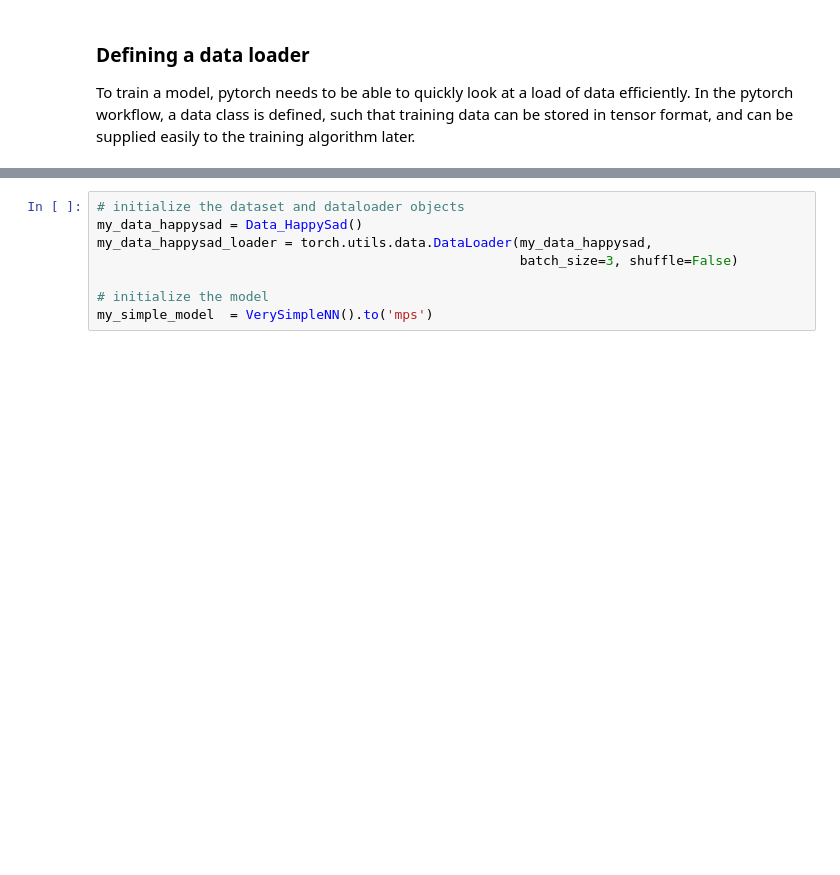
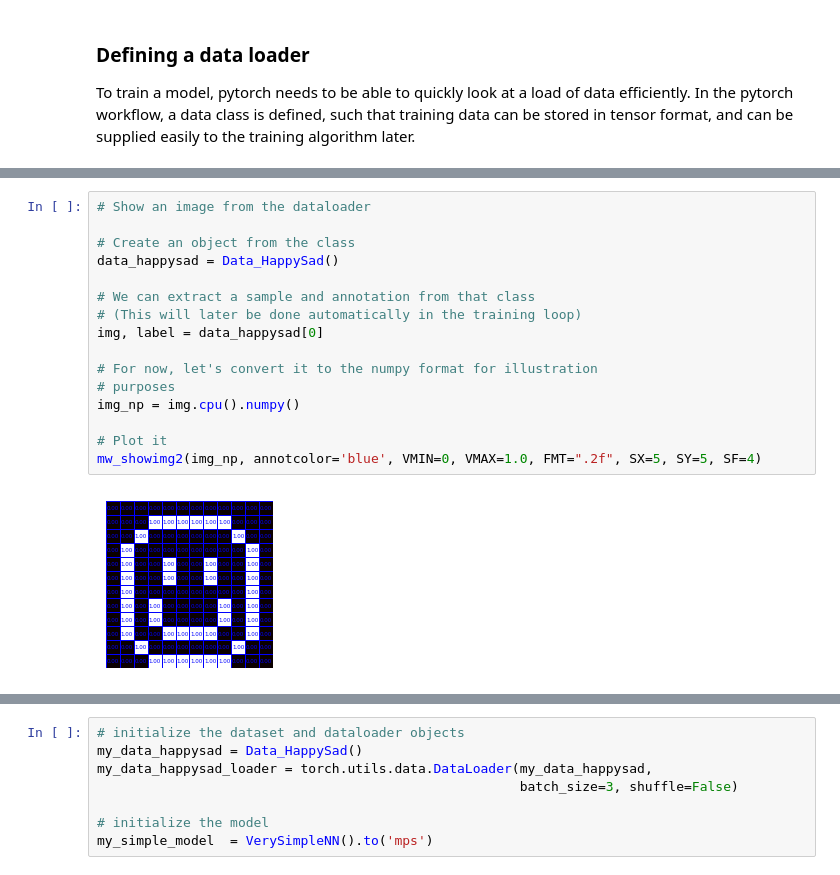
Before and after one commit to Jintram/Workshop_Py_image-analysis_2025, a Jupyter notebook: Bioimage-analysis_05_MachineLearning-basics.ipynb, the cells around one changed output, grey strips where cells are left out. Drawn from its saved outputs; the diff is of its cells as text; blank space fills up the shorter version.

```diff
--- a/Bioimage-analysis_05_MachineLearning-basics.ipynb
+++ b/Bioimage-analysis_05_MachineLearning-basics.ipynb
@@ -255,2 +261,20 @@ class Data_HappySad(Dataset):
 
         return self.data[idx].to(self.targetdevice), self.label[idx].to(self.targetdevice)
+# %%
+# Show an image from the dataloader
+
+# Create an object from the class
+data_happysad = Data_HappySad()
+
+# We can extract a sample and annotation from that class
+# (This will later be done automatically in the training loop)
+img, label = data_happysad[0]
+
+# For now, let's convert it to the numpy format for illustration
+# purposes
+img_np = img.cpu().numpy()
+
+# Plot it
+mw_showimg2(img_np, annotcolor='blue', VMIN=0, VMAX=1.0, FMT=".2f", SX=5, SY=5, SF=4)
+# %% [output]
+[figure, added]
```
Also changed, not shown: parts of 20 cells of this notebook, 1 other file.
